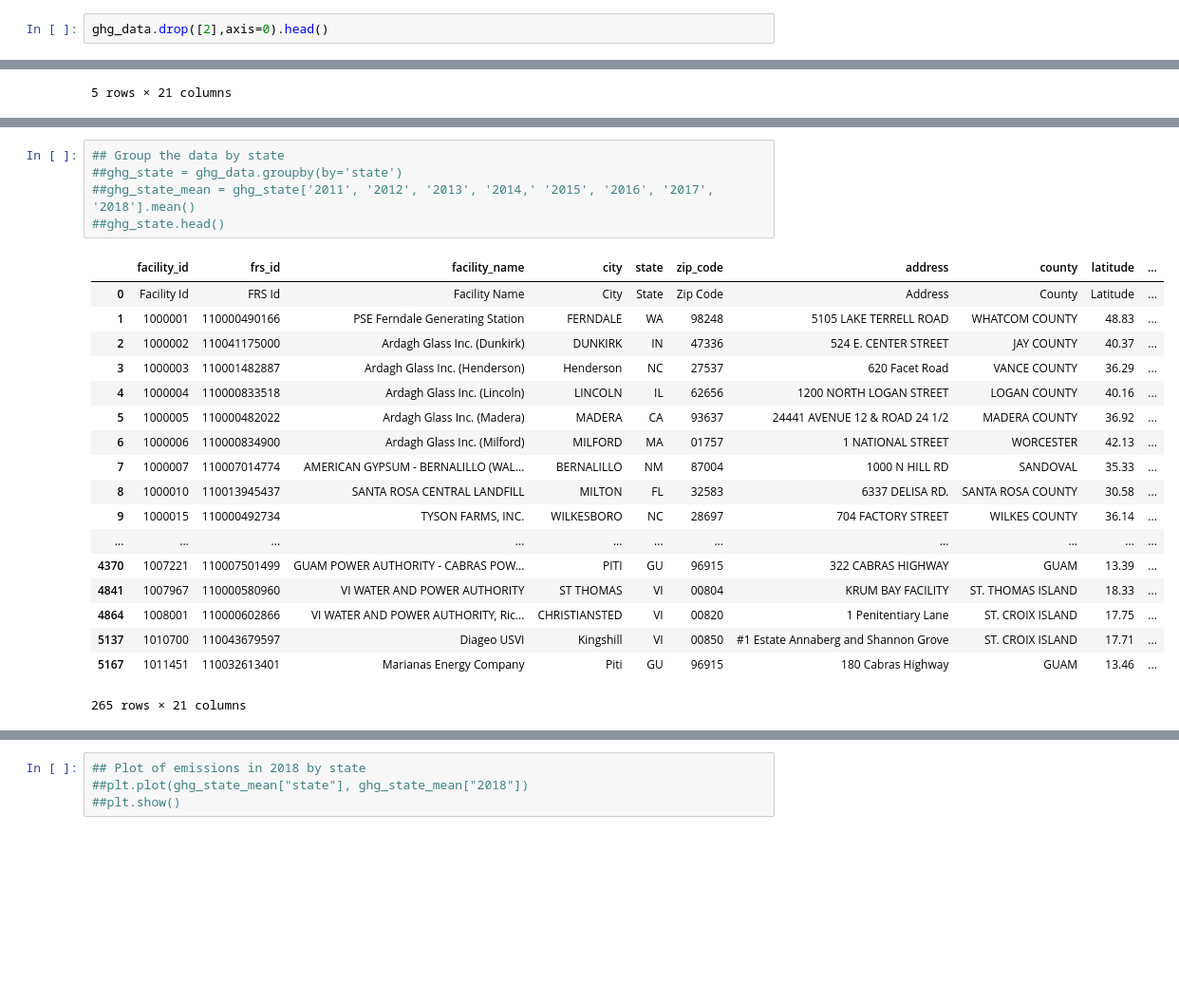
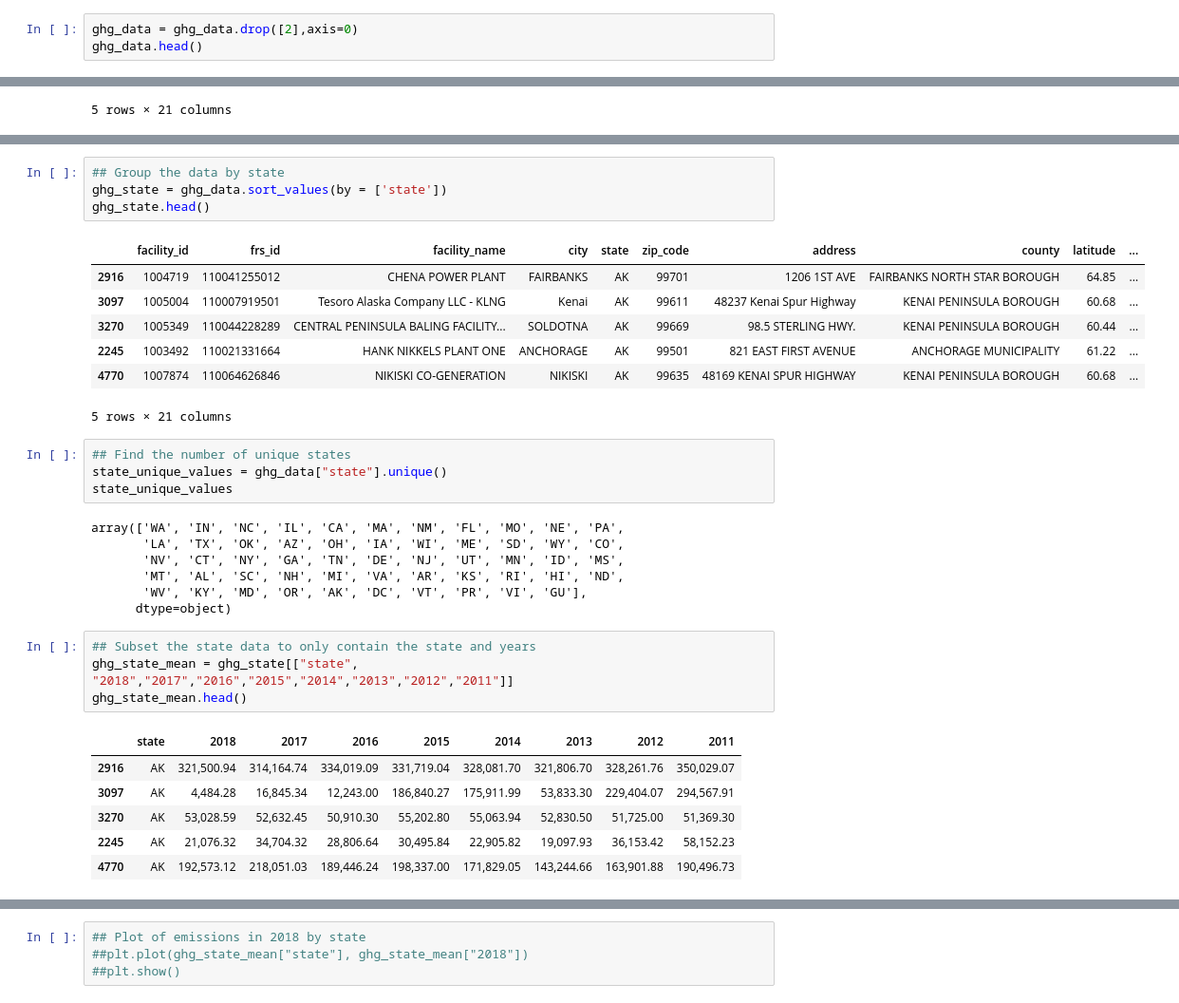
Before and after one commit to ariannacurillo/info2950-finalproject, a Jupyter notebook: Phase 2.ipynb, the cells around one changed output, grey strips where cells are left out. Shown at 95% size. Drawn from its saved outputs; the diff is of its cells as text; blank space fills up the shorter version.

```diff
--- a/Phase 2.ipynb
+++ b/Phase 2.ipynb
@@ -64,7 +64,8 @@ ghg_data.head()
 | 6 | 1000004 | 110000833518 | Ardagh Glass Inc. (Lincoln) | LINCOLN | IL | 62656 | 1200 NORTH LOGAN STREET | ... |
 5 rows × 21 columns
 # %%
-ghg_data.drop([2],axis=0).head()
+ghg_data = ghg_data.drop([2],axis=0)
+ghg_data.head()
 # %% [output]
 |  | Summary data collected by the Gre... | Unnamed: 1 | Unnamed: 2 | Unnamed: 3 | Unnamed: 4 | Unnamed: 5 | Unnamed: 6 | ... |
 | 3 | 1000001 | 110000490166 | PSE Ferndale Generating Station | FERNDALE | WA | 98248 | 5105 LAKE TERRELL ROAD | ... |
@@ -120,25 +121,35 @@ ghg_data.head()
 5 rows × 21 columns
 # %%
 ## Group the data by state
-##ghg_state = ghg_data.groupby(by='state')
-##ghg_state_mean = ghg_state['2011', '2012', '2013', '2014,' '2015', '2016', '2017', '2018'].mean()
-##ghg_state.head()
+ghg_state = ghg_data.sort_values(by = ['state'])
+ghg_state.head()
 # %% [output]
 |  | facility_id | frs_id | facility_name | city | state | zip_code | address | county | latitude | ... |
-| 0 | Facility Id | FRS Id | Facility Name | City | State | Zip Code | Address | County | Latitude | ... |
-| 1 | 1000001 | 110000490166 | PSE Ferndale Generating Station | FERNDALE | WA | 98248 | 5105 LAKE TERRELL ROAD | WHATCOM COUNTY | 48.83 | ... |
-| 2 | 1000002 | 110041175000 | Ardagh Glass Inc. (Dunkirk) | DUNKIRK | IN | 47336 | 524 E. CENTER STREET | JAY COUNTY | 40.37 | ... |
-| 3 | 1000003 | 110001482887 | Ardagh Glass Inc. (Henderson) | Henderson | NC | 27537 | 620 Facet Road | VANCE COUNTY | 36.29 | ... |
-| 4 | 1000004 | 110000833518 | Ardagh Glass Inc. (Lincoln) | LINCOLN | IL | 62656 | 1200 NORTH LOGAN STREET | LOGAN COUNTY | 40.16 | ... |
-| 5 | 1000005 | 110000482022 | Ardagh Glass Inc. (Madera) | MADERA | CA | 93637 | 24441 AVENUE 12 & ROAD 24 1/2 | MADERA COUNTY | 36.92 | ... |
-| 6 | 1000006 | 110000834900 | Ardagh Glass Inc. (Milford) | MILFORD | MA | 01757 | 1 NATIONAL STREET | WORCESTER | 42.13 | ... |
-| 7 | 1000007 | 110007014774 | AMERICAN GYPSUM - BERNALILLO (WAL... | BERNALILLO | NM | 87004 | 1000 N HILL RD | SANDOVAL | 35.33 | ... |
-| 8 | 1000010 | 110013945437 | SANTA ROSA CENTRAL LANDFILL | MILTON | FL | 32583 | 6337 DELISA RD. | SANTA ROSA COUNTY | 30.58 | ... |
-| 9 | 1000015 | 110000492734 | TYSON FARMS, INC. | WILKESBORO | NC | 28697 | 704 FACTORY STREET | WILKES COUNTY | 36.14 | ... |
-| ... | ... | ... | ... | ... | ... | ... | ... | ... | ... | ... |
-| 4370 | 1007221 | 110007501499 | GUAM POWER AUTHORITY - CABRAS POW... | PITI | GU | 96915 | 322 CABRAS HIGHWAY | GUAM | 13.39 | ... |
-| 4841 | 1007967 | 110000580960 | VI WATER AND POWER AUTHORITY | ST THOMAS | VI | 00804 | KRUM BAY FACILITY | ST. THOMAS ISLAND | 18.33 | ... |
-| 4864 | 1008001 | 110000602866 | VI WATER AND POWER AUTHORITY, Ric... | CHRISTIANSTED | VI | 00820 | 1 Penitentiary Lane | ST. CROIX ISLAND | 17.75 | ... |
-| 5137 | 1010700 | 110043679597 | Diageo USVI | Kingshill | VI | 00850 | #1 Estate Annaberg and Shannon Grove | ST. CROIX ISLAND | 17.71 | ... |
-| 5167 | 1011451 | 110032613401 | Marianas Energy Company | Piti | GU | 96915 | 180 Cabras Highway | GUAM | 13.46 | ... |
+| 2916 | 1004719 | 110041255012 | CHENA POWER PLANT | FAIRBANKS | AK | 99701 | 1206 1ST AVE | FAIRBANKS NORTH STAR BOROUGH | 64.85 | ... |
+| 3097 | 1005004 | 110007919501 | Tesoro Alaska Company LLC - KLNG | Kenai | AK | 99611 | 48237 Kenai Spur Highway | KENAI PENINSULA BOROUGH | 60.68 | ... |
+| 3270 | 1005349 | 110044228289 | CENTRAL PENINSULA BALING FACILITY... | SOLDOTNA | AK | 99669 | 98.5 STERLING HWY. | KENAI PENINSULA BOROUGH | 60.44 | ... |
+| 2245 | 1003492 | 110021331664 | HANK NIKKELS PLANT ONE | ANCHORAGE | AK | 99501 | 821 EAST FIRST AVENUE | ANCHORAGE MUNICIPALITY | 61.22 | ... |
+| 4770 | 1007874 | 110064626846 | NIKISKI CO-GENERATION | NIKISKI | AK | 99635 | 48169 KENAI SPUR HIGHWAY | KENAI PENINSULA BOROUGH | 60.68 | ... |
-265 rows × 21 columns
+5 rows × 21 columns
+# %%
+## Find the number of unique states
+state_unique_values = ghg_data["state"].unique()
+state_unique_values
+# %% [output]
+array(['WA', 'IN', 'NC', 'IL', 'CA', 'MA', 'NM', 'FL', 'MO', 'NE', 'PA',
+       'LA', 'TX', 'OK', 'AZ', 'OH', 'IA', 'WI', 'ME', 'SD', 'WY', 'CO',
+       'NV', 'CT', 'NY', 'GA', 'TN', 'DE', 'NJ', 'UT', 'MN', 'ID', 'MS',
+       'MT', 'AL', 'SC', 'NH', 'MI', 'VA', 'AR', 'KS', 'RI', 'HI', 'ND',
+       'WV', 'KY', 'MD', 'OR', 'AK', 'DC', 'VT', 'PR', 'VI', 'GU'],
+      dtype=object)
+# %%
+## Subset the state data to only contain the state and years
+ghg_state_mean = ghg_state[["state", "2018","2017","2016","2015","2014","2013","2012","2011"]]
+ghg_state_mean.head()
+# %% [output]
+|  | state | 2018 | 2017 | 2016 | 2015 | 2014 | 2013 | 2012 | 2011 |
+| 2916 | AK | 321,500.94 | 314,164.74 | 334,019.09 | 331,719.04 | 328,081.70 | 321,806.70 | 328,261.76 | 350,029.07 |
+| 3097 | AK | 4,484.28 | 16,845.34 | 12,243.00 | 186,840.27 | 175,911.99 | 53,833.30 | 229,404.07 | 294,567.91 |
+| 3270 | AK | 53,028.59 | 52,632.45 | 50,910.30 | 55,202.80 | 55,063.94 | 52,830.50 | 51,725.00 | 51,369.30 |
+| 2245 | AK | 21,076.32 | 34,704.32 | 28,806.64 | 30,495.84 | 22,905.82 | 19,097.93 | 36,153.42 | 58,152.23 |
+| 4770 | AK | 192,573.12 | 218,051.03 | 189,446.24 | 198,337.00 | 171,829.05 | 143,244.66 | 163,901.88 | 190,496.73 |
```
Also changed, not shown: parts of 8 cells of this notebook.
